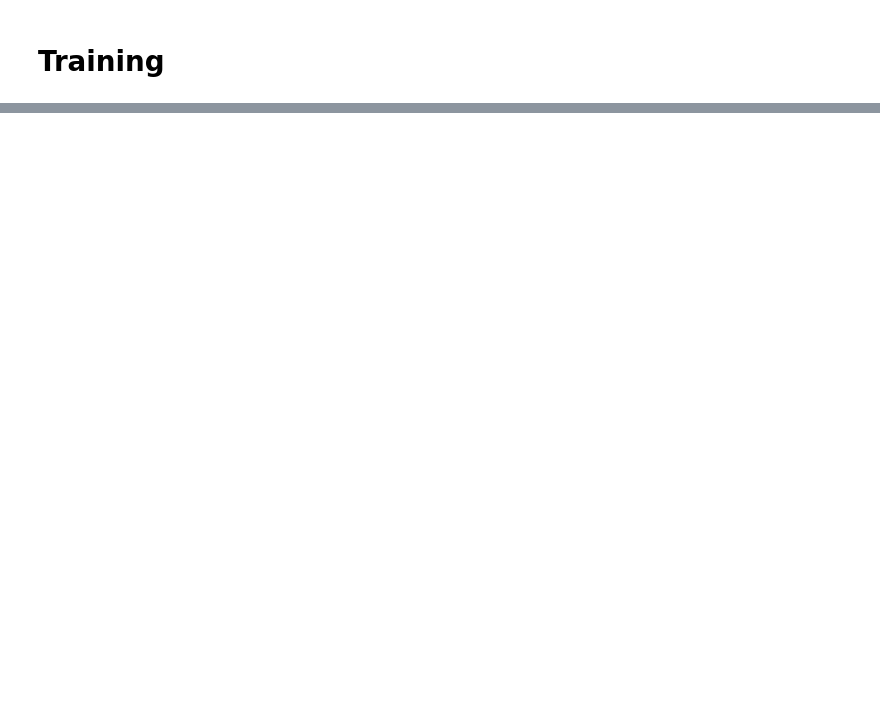
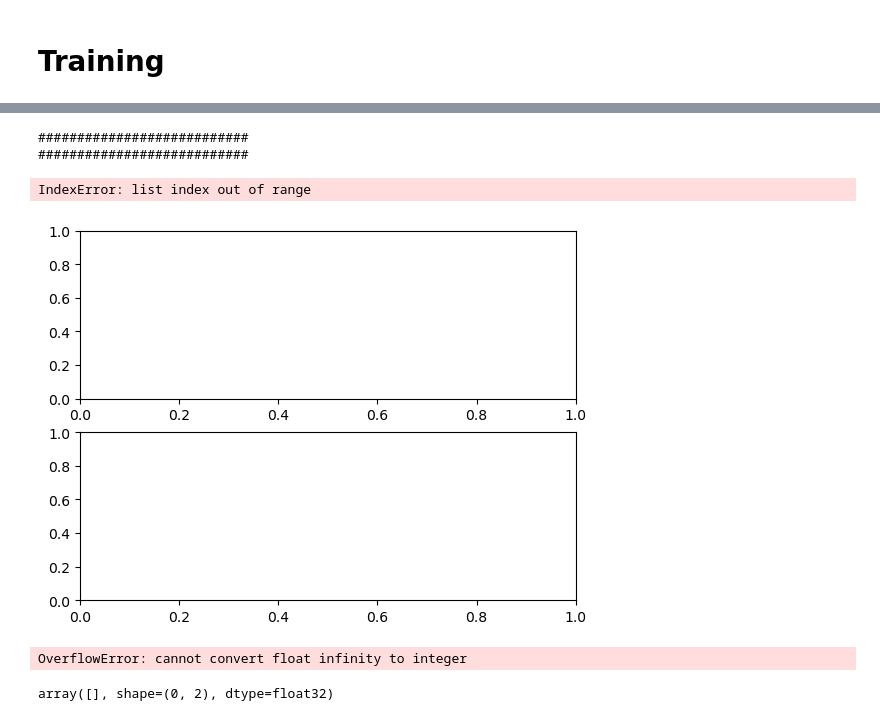
Before and after one commit to kcbhatraju/QusAI, a Jupyter notebook: data-science/train_combined.ipynb, the cells around one changed output, grey strips where cells are left out. Drawn from its saved outputs; the diff is of its cells as text; code cells hidden in the pictures; blank space fills up the shorter version.

```diff
--- a/data-science/train_combined.ipynb
+++ b/data-science/train_combined.ipynb
@@ -44,7 +65,7 @@ x_train_4D, y_train_4D, x_valid_4D, y_valid_4D, x_test_4D, y_test_4D, pct_cancer
 # %%
 del train_df, valid_df, test_df
 # %%
-x_test_4D, y_test_4D, psa_test = pp.filter_data(x_test_4D, y_test_4D, psa_test)
+x_test_4D, y_test_4D, psa_test = pp.filter_data(x_test_4D, y_test_4D, psa_test, mask_thresh=0)
 # %%
 x_train_4D = pp.data_norm_stand(x_train_4D)
 x_valid_4D = pp.data_norm_stand(x_valid_4D)
@@ -112,0 +146,25 @@ full_model, history = engine.train_model(full_model, x_train, y_train, x_valid,
+# %%
+import keras
+
+from models import SqueezeLayer
+
+custom_objects = {'SqueezeLayer': SqueezeLayer }
+
+best_model = keras.models.load_model("best_model.keras", custom_objects=custom_objects)
+# %%
+fig, (ax1, ax2) = plt.subplots(2)
+
+evaluate_model(best_model, x_test, y_test, ax1, ax2, 0.5)
+# %% [output]
+###########################
+###########################
+IndexError: list index out of range
+[figure, added]
+# %%
+best_model.evaluate(x_test, y_test, verbose=1)
+# %% [output]
+OverflowError: cannot convert float infinity to integer
+# %%
+y_test
+# %% [output]
+array([], shape=(0, 2), dtype=float32)
```
Also changed, not shown: parts of 13 cells of this notebook, 7 other files.
